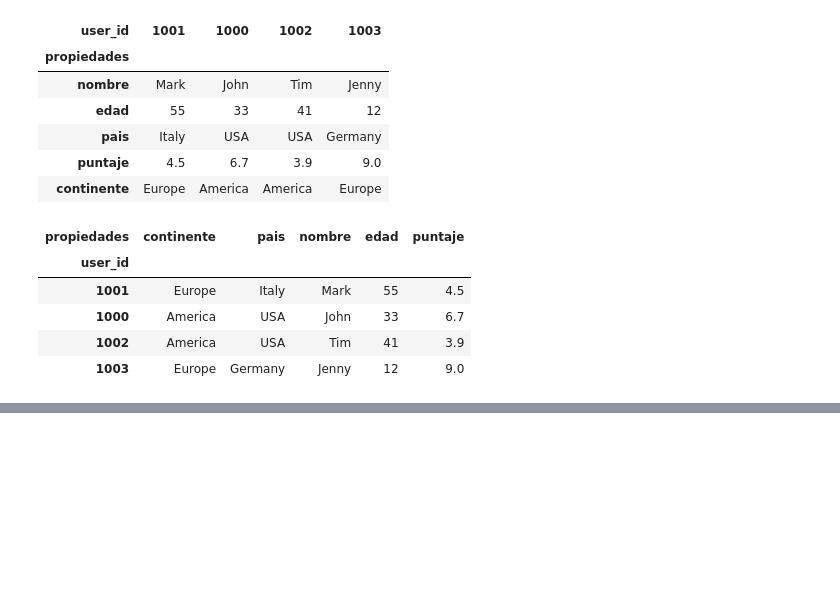
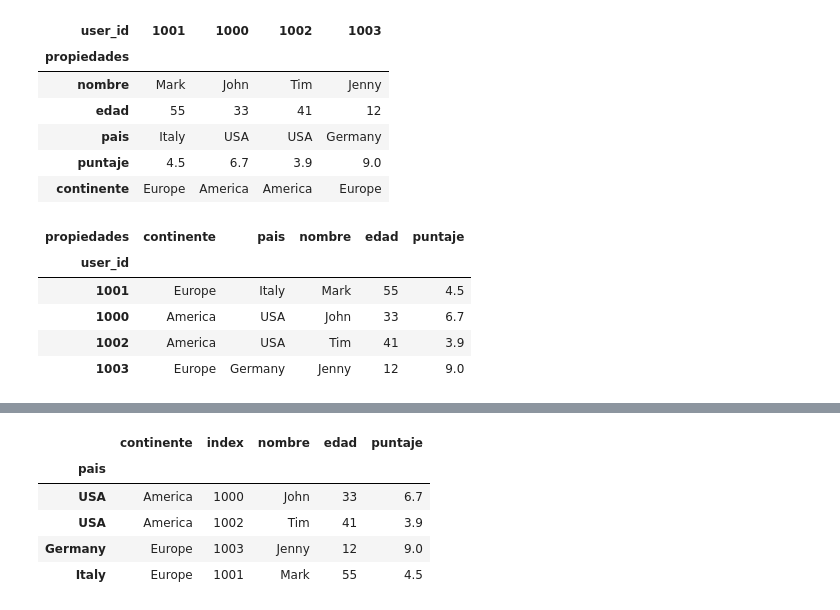
Before and after one commit to EricJDavila/PythonForExcel, a Jupyter notebook: cap0501_pandas.ipynb, the cells around one changed output, grey strips where cells are left out. Cells and saved outputs as stored; diff of their text form; code cells hidden in the pictures; blank space fills up the shorter version.

```diff
--- a/cap0501_pandas.ipynb
+++ b/cap0501_pandas.ipynb
@@ -196,0 +350,11 @@ La forma más común de tener acceso a los datos de DataFrame es refiriendose a
+# %%
+#Se puede resetear selectivamente parte de un índice múltiple. Cero es la
+# primera columna.
+df_multi.reset_index(level=0)
+# %% [output]
+|  | continente | index | nombre | edad | puntaje |
+| pais |  |  |  |  |  |
+| USA | America | 1000 | John | 33 | 6.7 |
+| USA | America | 1002 | Tim | 41 | 3.9 |
+| Germany | Europe | 1003 | Jenny | 12 | 9.0 |
+| Italy | Europe | 1001 | Mark | 55 | 4.5 |
```
Also changed, not shown: parts of 50 cells of this notebook.
